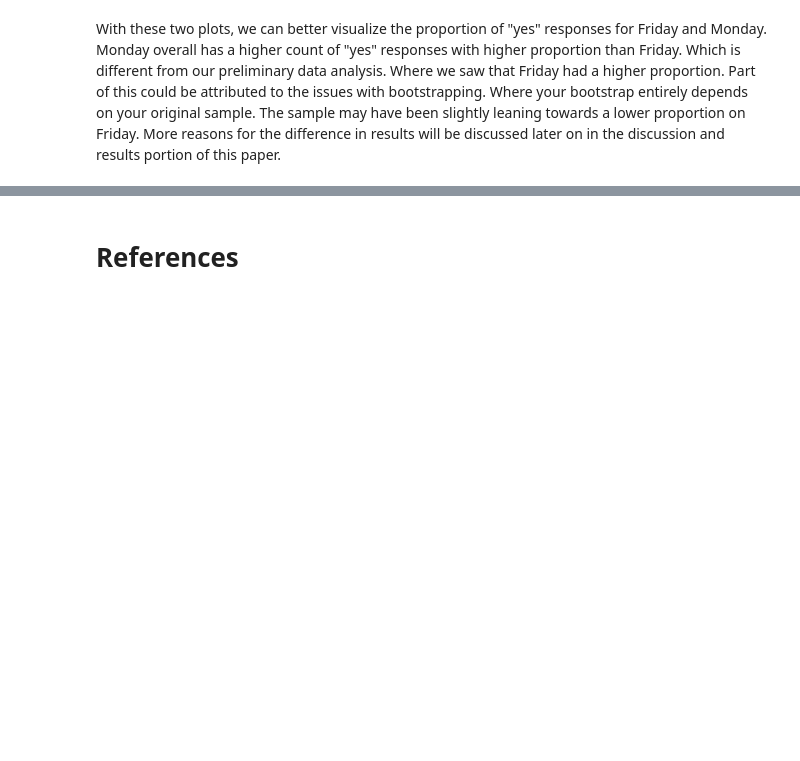
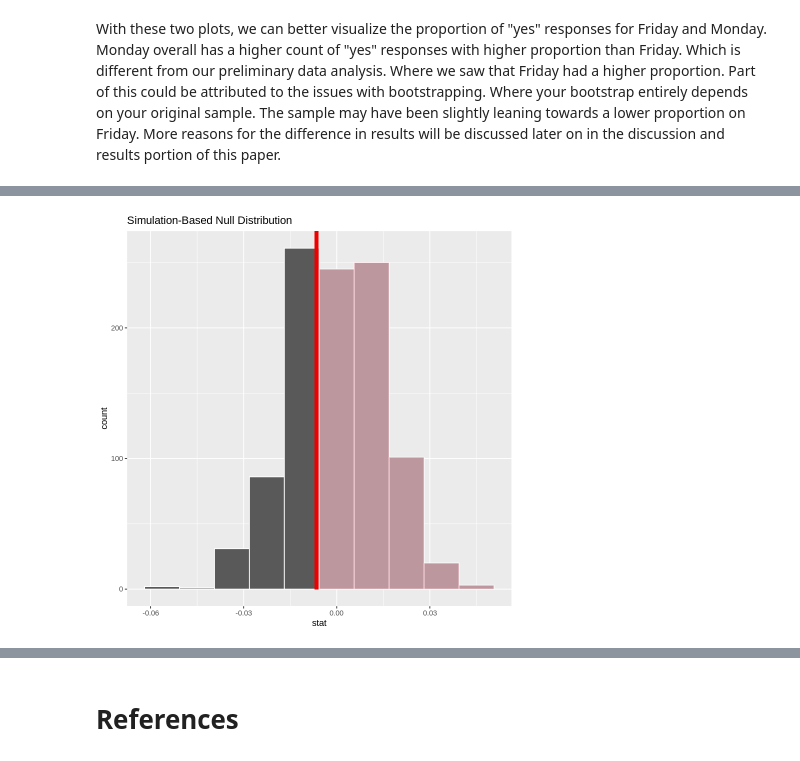
Before and after one commit to celike1/STAT201-Project, a Jupyter notebook: eda.ipynb, the cells around one changed output, grey strips where cells are left out. Drawn from its saved outputs; the diff is of its cells as text; code cells hidden in the pictures; blank space fills up the shorter version.

```diff
--- a/eda.ipynb
+++ b/eda.ipynb
@@ -367,0 +382,5 @@ With these two plots, we can better visualize the proportion of "yes" responses
+# %%
+obs_diff_prop <- bank_data %>%
+    specify(term_sub ~ day_of_week, success = "yes") %>%
+    calculate(stat= "diff in props", order = c("fri", "mon"))
+obs_diff_prop
@@ -367,0 +396,5 @@ With these two plots, we can better visualize the proportion of "yes" responses
+# %%
+visualize(null_distribution, bins = 10) +
+  shade_p_value(obs_stat = obs_diff_prop, direction = "right")
+# %% [output]
+[figure, added]
```
Also changed, not shown: parts of 13 cells of this notebook.
